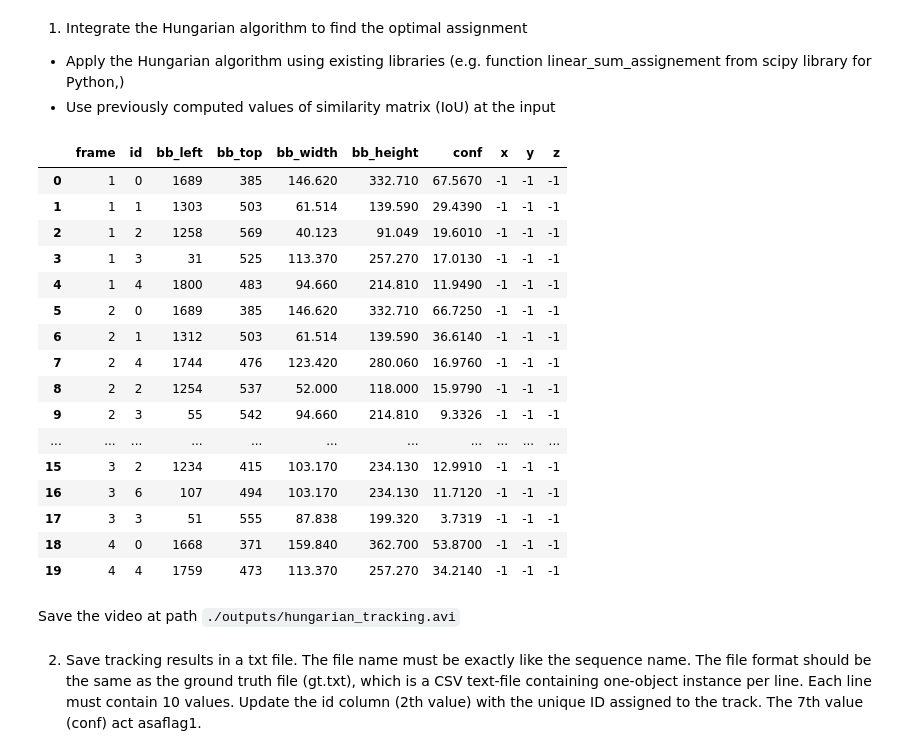
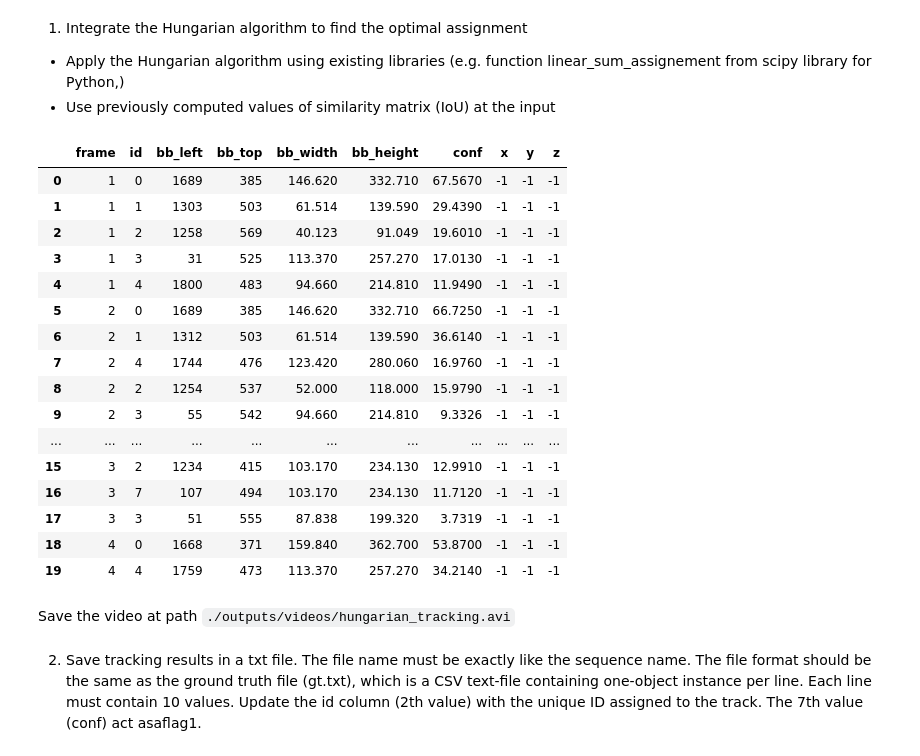
Before and after one commit to sinansoulier/Object-Tracking, a Jupyter notebook: IoU_tracker.ipynb, the cells around one changed output. Drawn from its saved outputs; the diff is of its cells as text; code cells hidden in the pictures.

```diff
--- a/IoU_tracker.ipynb
+++ b/IoU_tracker.ipynb
@@ -130,0 +69,2 @@ new_df.head(20)
+# %%
+trackers = Trackers()
@@ -189,26 +113,26 @@ def hungarian_tracking(df: pd.DataFrame) -> pd.DataFrame:
 # %%
-hungarian_df = hungarian_tracking(det_df.copy())
+hungarian_df = trackers.track(det_df, TrackerType.HUNGARIAN)
 hungarian_df.head(20)
 # %% [output]
 |  | frame | id | bb_left | bb_top | bb_width | bb_height | conf | x | y | z |
 | 0 | 1 | 0 | 1689 | 385 | 146.620 | 332.710 | 67.5670 | -1 | -1 | -1 |
 | 1 | 1 | 1 | 1303 | 503 | 61.514 | 139.590 | 29.4390 | -1 | -1 | -1 |
 | 2 | 1 | 2 | 1258 | 569 | 40.123 | 91.049 | 19.6010 | -1 | -1 | -1 |
 | 3 | 1 | 3 | 31 | 525 | 113.370 | 257.270 | 17.0130 | -1 | -1 | -1 |
 | 4 | 1 | 4 | 1800 | 483 | 94.660 | 214.810 | 11.9490 | -1 | -1 | -1 |
 | 5 | 2 | 0 | 1689 | 385 | 146.620 | 332.710 | 66.7250 | -1 | -1 | -1 |
 | 6 | 2 | 1 | 1312 | 503 | 61.514 | 139.590 | 36.6140 | -1 | -1 | -1 |
 | 7 | 2 | 4 | 1744 | 476 | 123.420 | 280.060 | 16.9760 | -1 | -1 | -1 |
 | 8 | 2 | 2 | 1254 | 537 | 52.000 | 118.000 | 15.9790 | -1 | -1 | -1 |
 | 9 | 2 | 3 | 55 | 542 | 94.660 | 214.810 | 9.3326 | -1 | -1 | -1 |
 | ... | ... | ... | ... | ... | ... | ... | ... | ... | ... | ... |
 | 15 | 3 | 2 | 1234 | 415 | 103.170 | 234.130 | 12.9910 | -1 | -1 | -1 |
-| 16 | 3 | 6 | 107 | 494 | 103.170 | 234.130 | 11.7120 | -1 | -1 | -1 |
+| 16 | 3 | 7 | 107 | 494 | 103.170 | 234.130 | 11.7120 | -1 | -1 | -1 |
 | 17 | 3 | 3 | 51 | 555 | 87.838 | 199.320 | 3.7319 | -1 | -1 | -1 |
 | 18 | 4 | 0 | 1668 | 371 | 159.840 | 362.700 | 53.8700 | -1 | -1 | -1 |
 | 19 | 4 | 4 | 1759 | 473 | 113.370 | 257.270 | 34.2140 | -1 | -1 | -1 |
 # %% [markdown]
-Save the video at path `./outputs/hungarian_tracking.avi`
+Save the video at path `./outputs/videos/hungarian_tracking.avi`
 # %%
 VideoUtils.export_video_with_tracking(new_df, 'data/video_iou/', 'outputs/videos/hungarian_tracking.avi', 30, (1920, 1080))
 # %% [markdown]
```
Also changed, not shown: parts of 5 cells of this notebook, 4 other files.
